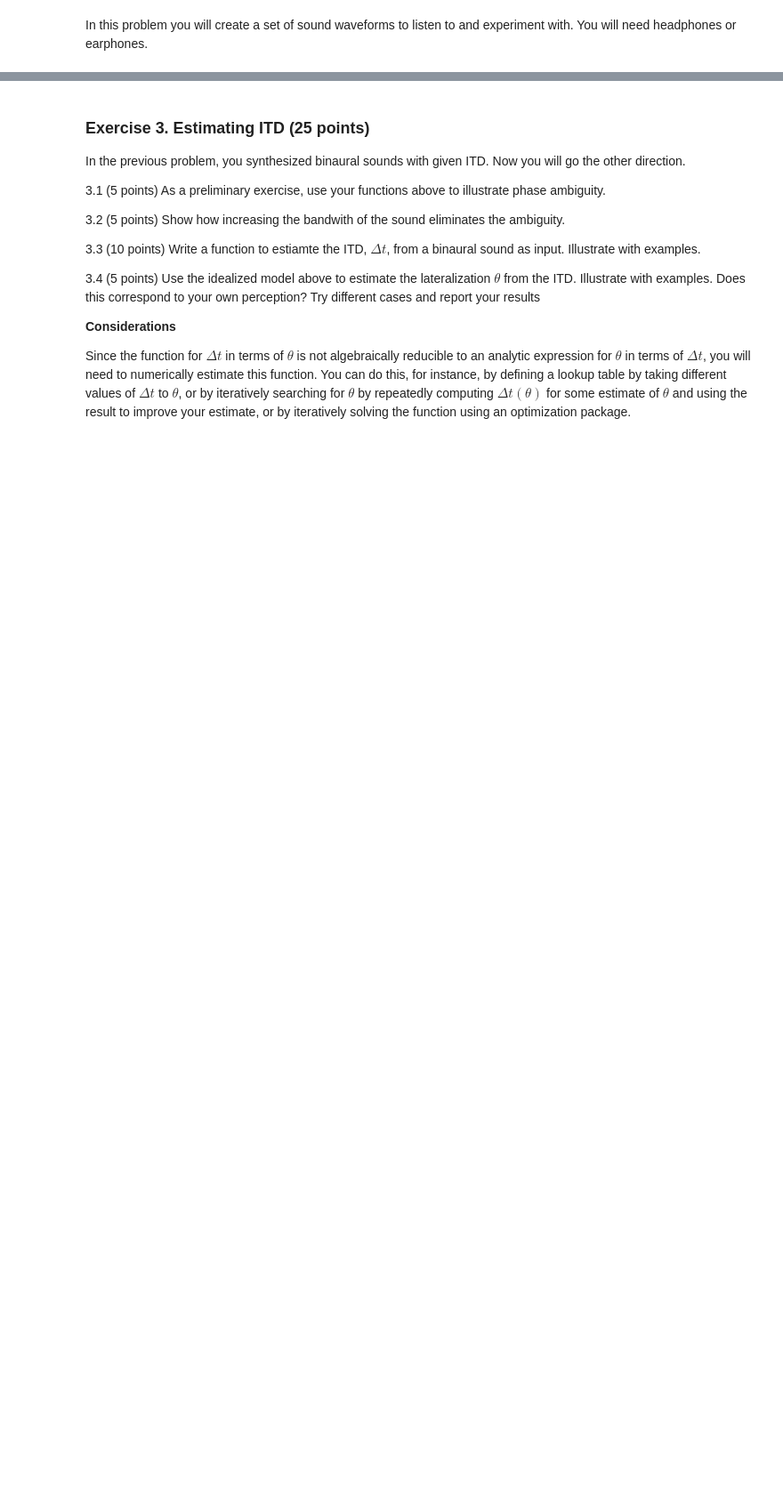
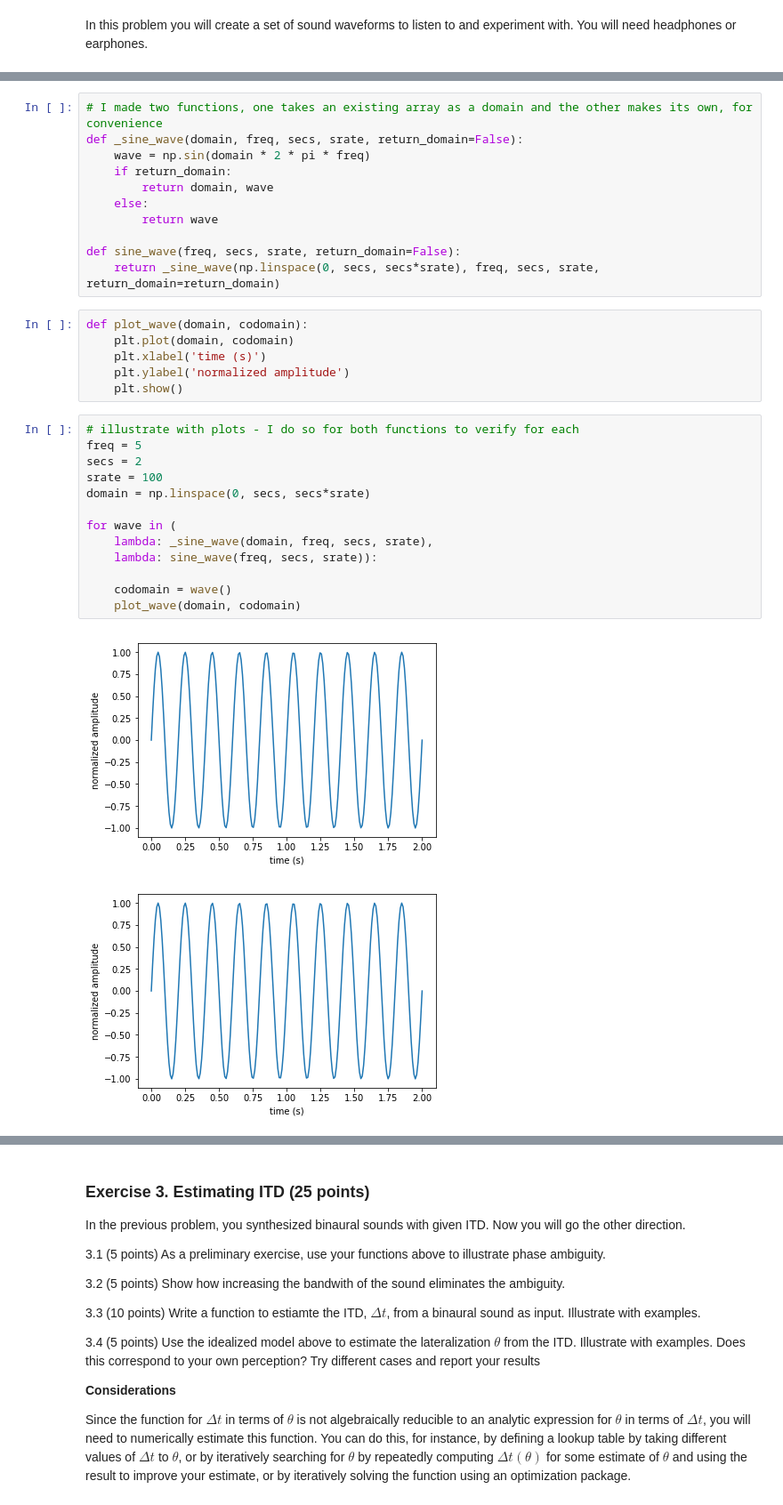
Before and after one commit to brennanmcfarland/computational-perception-class, a Jupyter notebook: CP-A3-bfm21.ipynb, the cells around one changed output, grey strips where cells are left out. Shown at 89% size. Cells and saved outputs as stored; diff of their text form; blank space fills up the shorter version.

```diff
--- a/CP-A3-bfm21.ipynb
+++ b/CP-A3-bfm21.ipynb
@@ -66,0 +59,33 @@ locations?  Describe your observations and explain.
+# %%
+# I made two functions, one takes an existing array as a domain and the other makes its own, for convenience
+def _sine_wave(domain, freq, secs, srate, return_domain=False):
+    wave = np.sin(domain * 2 * pi * freq)
+    if return_domain:
+        return domain, wave
+    else:
+        return wave
+
+def sine_wave(freq, secs, srate, return_domain=False):
+    return _sine_wave(np.linspace(0, secs, secs*srate), freq, secs, srate, return_domain=return_domain)
+# %%
+def plot_wave(domain, codomain):
+    plt.plot(domain, codomain)
+    plt.xlabel('time (s)')
+    plt.ylabel('normalized amplitude')
+    plt.show()
+# %%
+# illustrate with plots - I do so for both functions to verify for each
+freq = 5
+secs = 2
+srate = 100
+domain = np.linspace(0, secs, secs*srate)
+
+for wave in (
+    lambda: _sine_wave(domain, freq, secs, srate),
+    lambda: sine_wave(freq, secs, srate)):
+
+    codomain = wave()
+    plot_wave(domain, codomain)
+# %% [output]
+[figure, added]
+[figure, added]
```
Also changed, not shown: parts of 10 cells of this notebook.
